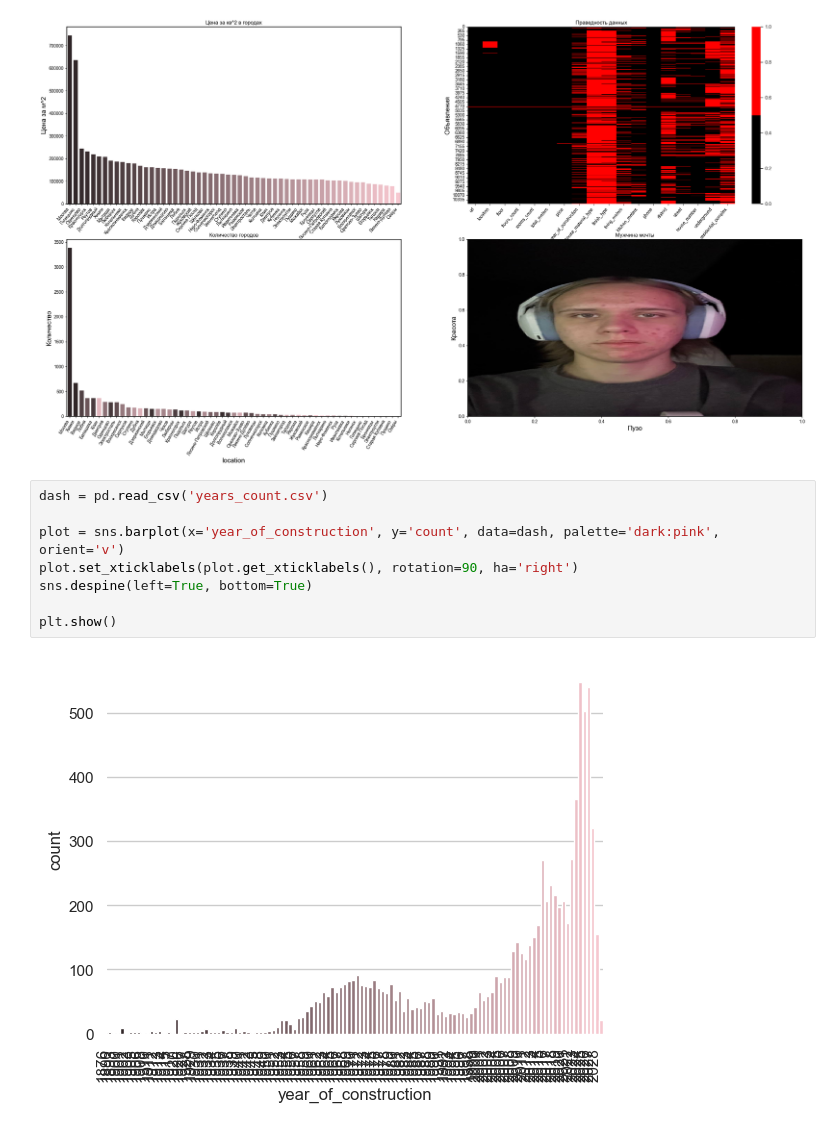
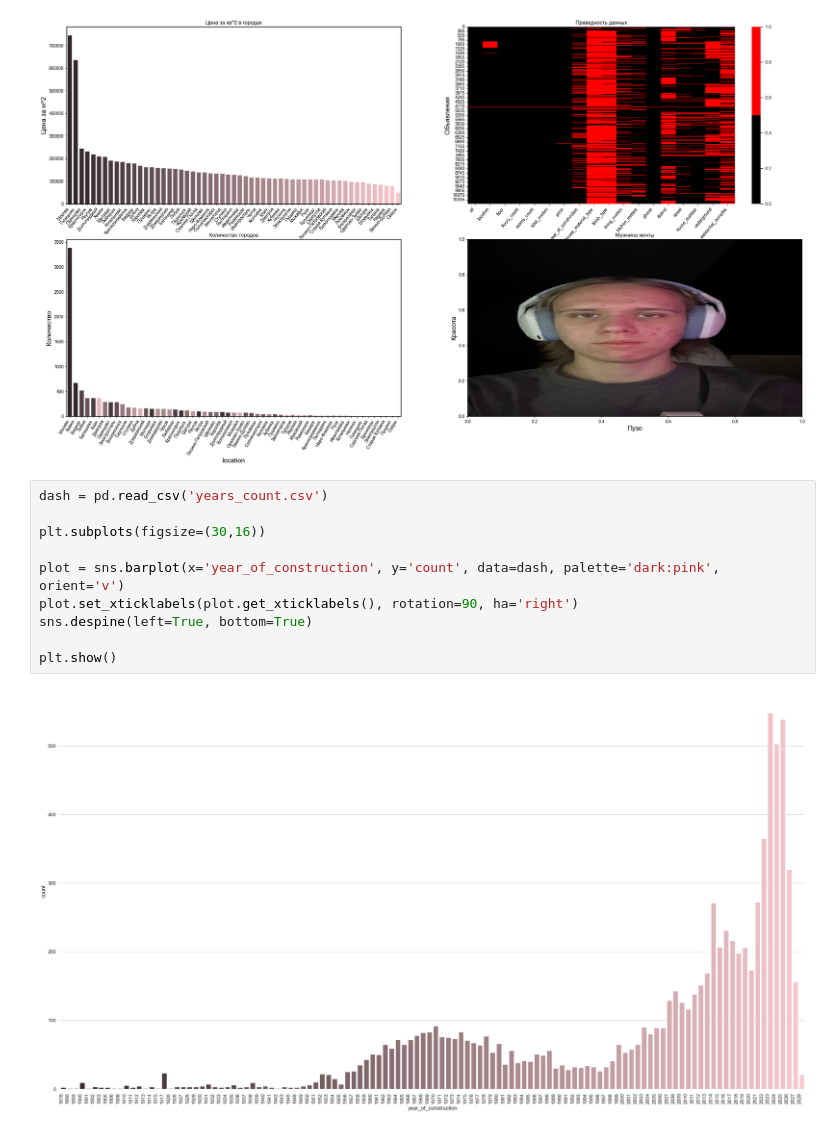
Before and after one commit to Kent4r/bazyak, a Jupyter notebook: main.ipynb, the cells around one changed output. Drawn from its saved outputs; the diff is of its cells as text.

```diff
--- a/main.ipynb
+++ b/main.ipynb
@@ -100,11 +100,13 @@ plt.show()
 [figure]
 # %%
 dash = pd.read_csv('years_count.csv')
+
+plt.subplots(figsize=(30,16))
 
 plot = sns.barplot(x='year_of_construction', y='count', data=dash, palette='dark:pink', orient='v')
 plot.set_xticklabels(plot.get_xticklabels(), rotation=90, ha='right')
 sns.despine(left=True, bottom=True)
 
 plt.show()
 # %% [output]
-[figure, old version]
+[figure, new version]
```
Also changed, not shown: 2 other files.
